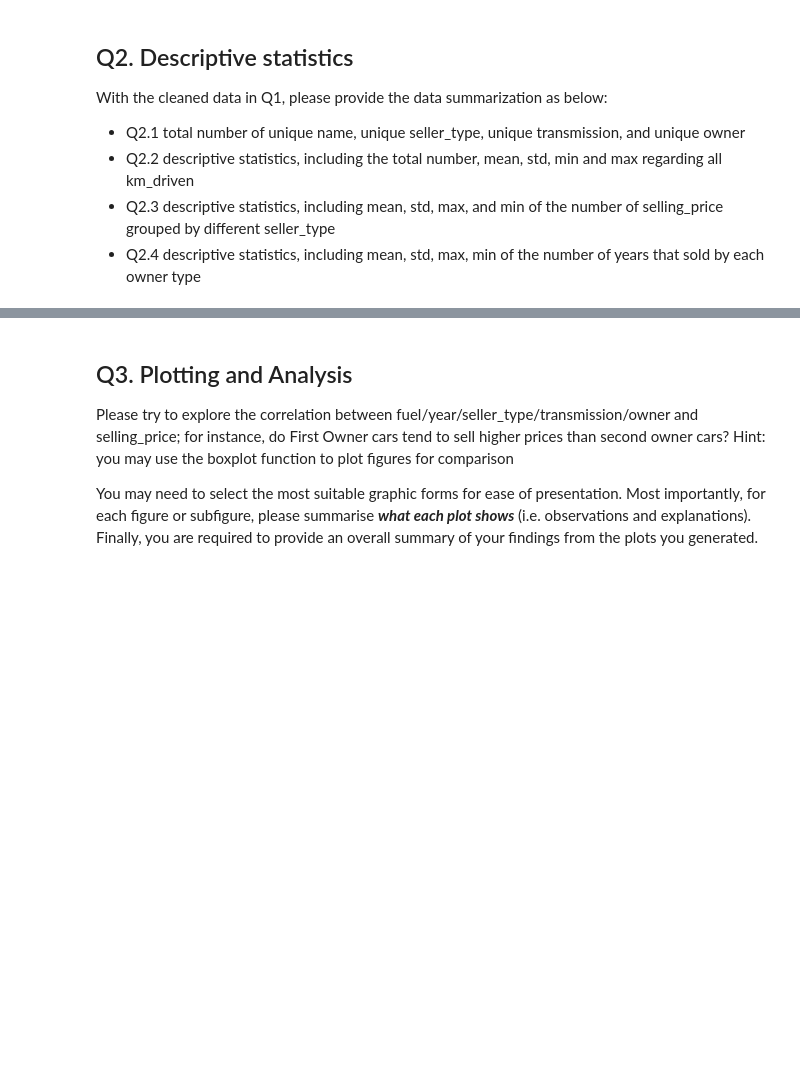
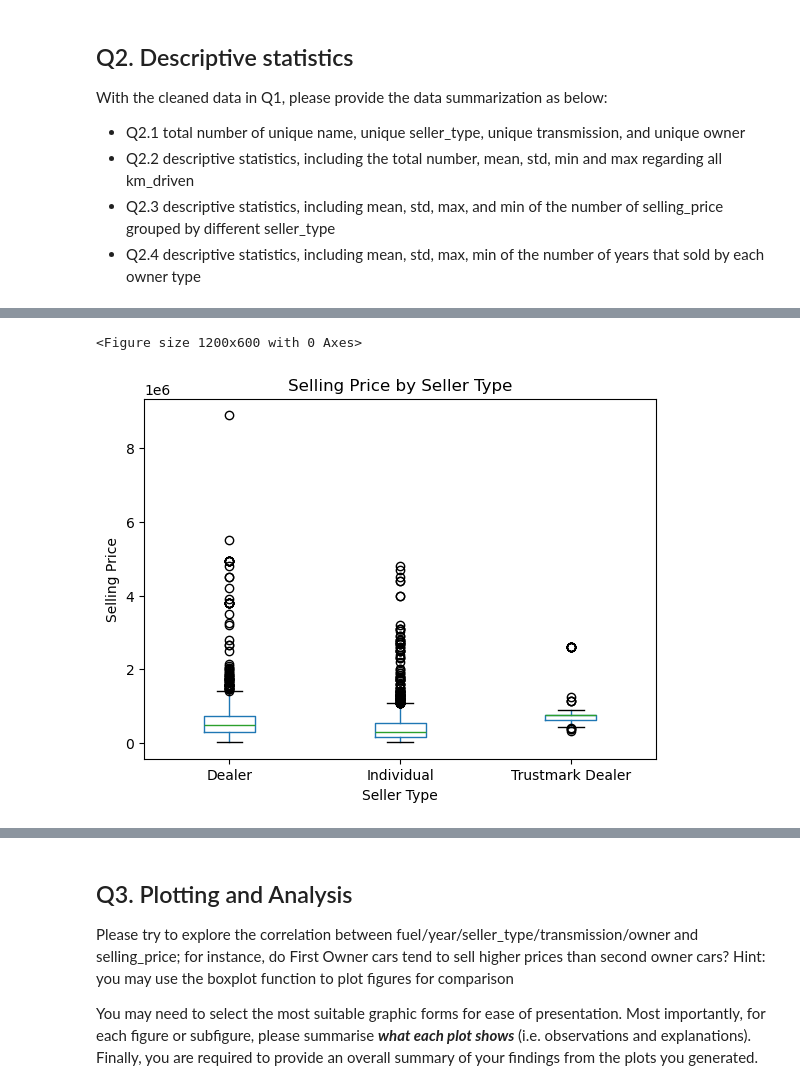
Before and after one commit to prasiddhaacharyamq1/hello-world, a Jupyter notebook: Portfolio-1-questions-updated.ipynb, the cells around one changed output, grey strips where cells are left out. Saved outputs shown, nothing was run; the diff lists cells and outputs as text; code cells hidden in the pictures; blank space fills up the shorter version.

```diff
--- a/Portfolio-1-questions-updated.ipynb
+++ b/Portfolio-1-questions-updated.ipynb
@@ -112,0 +193,11 @@ With the cleaned data in Q1, please provide the data summarization as below:
+# %%
+plt.figure(figsize=(12, 6))
+cleaned_car_sell_df.boxplot(column='selling_price', by='seller_type', grid=False)
+plt.title('Selling Price by Seller Type')
+plt.suptitle('')
+plt.xlabel('Seller Type')
+plt.ylabel('Selling Price')
+plt.show()
+# %% [output]
+<Figure size 1200x600 with 0 Axes>
+[figure, added]
```
Also changed, not shown: parts of 17 cells of this notebook.
